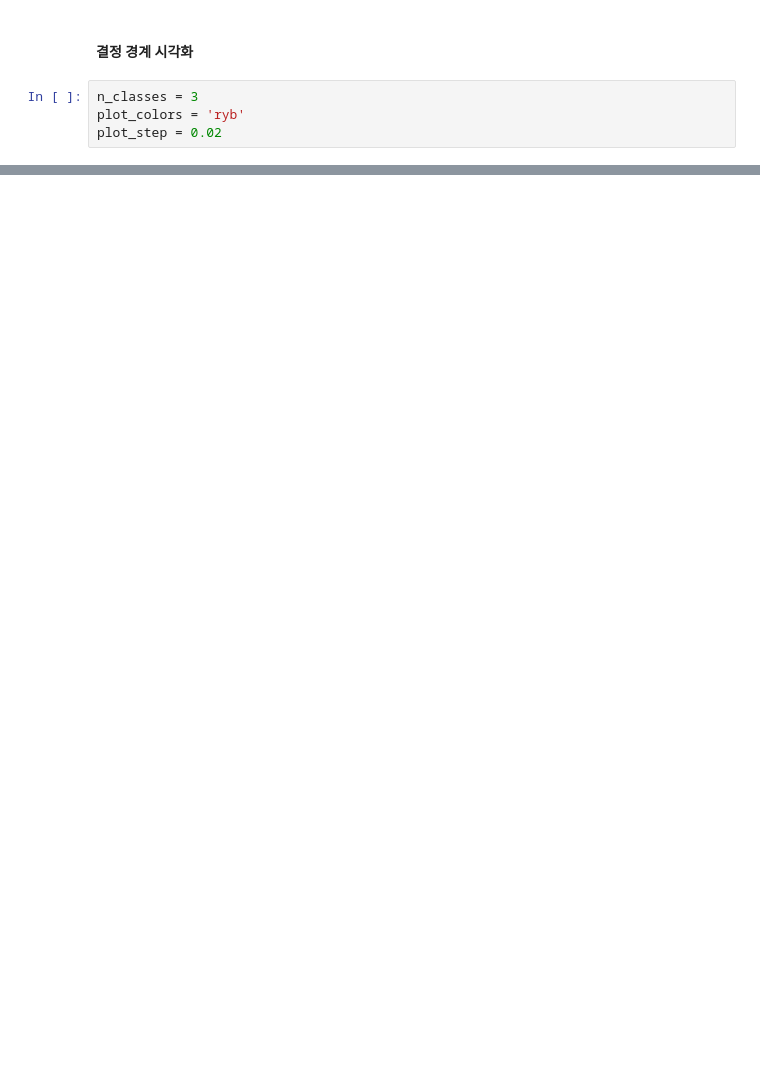
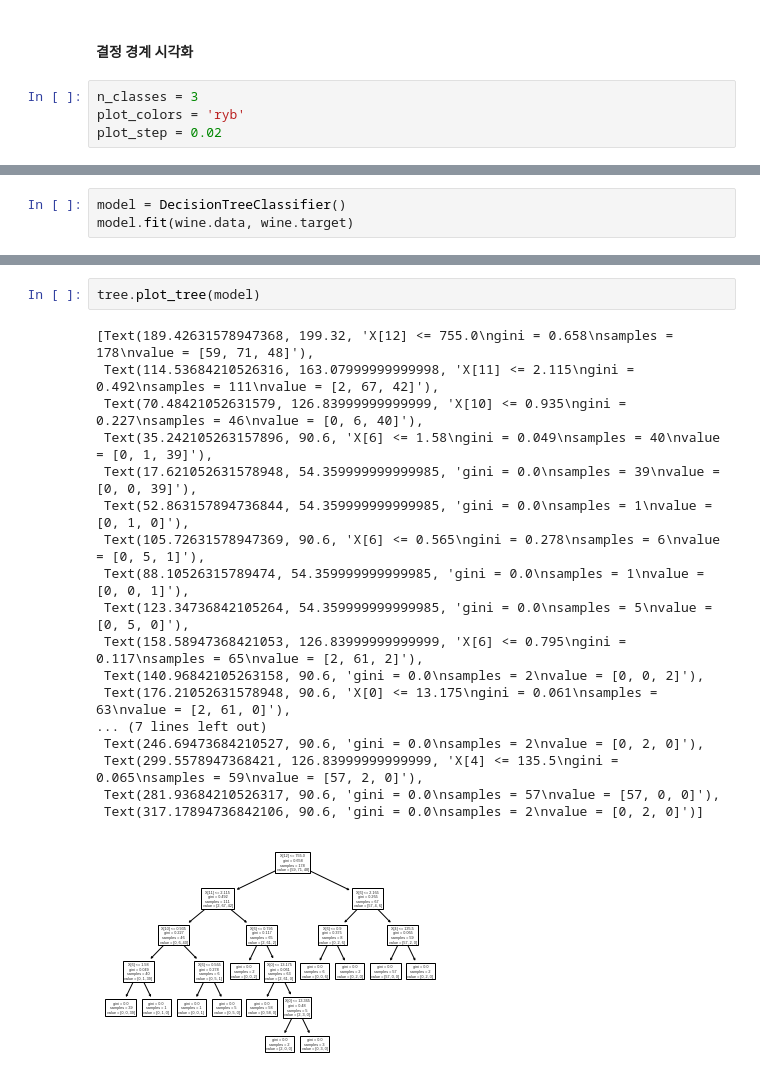
Before and after one commit to KimYongHwi/machine-learning-study, a Jupyter notebook: decision_tree/DecisionTree.ipynb, the cells around one changed output, grey strips where cells are left out. Drawn from its saved outputs; the diff is of its cells as text; blank space fills up the shorter version.

```diff
--- a/decision_tree/DecisionTree.ipynb
+++ b/decision_tree/DecisionTree.ipynb
@@ -347,0 +397,3 @@ for pairIdx, pair in enumerate([[0, 1], [0, 2], [0, 3],
+# %%
+model = DecisionTreeClassifier()
+model.fit(wine.data, wine.target)
@@ -347,0 +431,21 @@ for pairIdx, pair in enumerate([[0, 1], [0, 2], [0, 3],
+# %%
+tree.plot_tree(model)
+# %% [output]
+[Text(189.42631578947368, 199.32, 'X[12] <= 755.0\ngini = 0.658\nsamples = 178\nvalue = [59, 71, 48]'),
+ Text(114.53684210526316, 163.07999999999998, 'X[11] <= 2.115\ngini = 0.492\nsamples = 111\nvalue = [2, 67, 42]'),
+ Text(70.48421052631579, 126.83999999999999, 'X[10] <= 0.935\ngini = 0.227\nsamples = 46\nvalue = [0, 6, 40]'),
+ Text(35.242105263157896, 90.6, 'X[6] <= 1.58\ngini = 0.049\nsamples = 40\nvalue = [0, 1, 39]'),
+ Text(17.621052631578948, 54.359999999999985, 'gini = 0.0\nsamples = 39\nvalue = [0, 0, 39]'),
+ Text(52.863157894736844, 54.359999999999985, 'gini = 0.0\nsamples = 1\nvalue = [0, 1, 0]'),
+ Text(105.72631578947369, 90.6, 'X[6] <= 0.565\ngini = 0.278\nsamples = 6\nvalue = [0, 5, 1]'),
+ Text(88.10526315789474, 54.359999999999985, 'gini = 0.0\nsamples = 1\nvalue = [0, 0, 1]'),
+ Text(123.34736842105264, 54.359999999999985, 'gini = 0.0\nsamples = 5\nvalue = [0, 5, 0]'),
+ Text(158.58947368421053, 126.83999999999999, 'X[6] <= 0.795\ngini = 0.117\nsamples = 65\nvalue = [2, 61, 2]'),
+ Text(140.96842105263158, 90.6, 'gini = 0.0\nsamples = 2\nvalue = [0, 0, 2]'),
+ Text(176.21052631578948, 90.6, 'X[0] <= 13.175\ngini = 0.061\nsamples = 63\nvalue = [2, 61, 0]'),
+... (7 lines left out)
+ Text(246.69473684210527, 90.6, 'gini = 0.0\nsamples = 2\nvalue = [0, 2, 0]'),
+ Text(299.5578947368421, 126.83999999999999, 'X[4] <= 135.5\ngini = 0.065\nsamples = 59\nvalue = [57, 2, 0]'),
+ Text(281.93684210526317, 90.6, 'gini = 0.0\nsamples = 57\nvalue = [57, 0, 0]'),
+ Text(317.17894736842106, 90.6, 'gini = 0.0\nsamples = 2\nvalue = [0, 2, 0]')]
+[figure, added]
```
Also changed, not shown: parts of 73 cells of this notebook.
